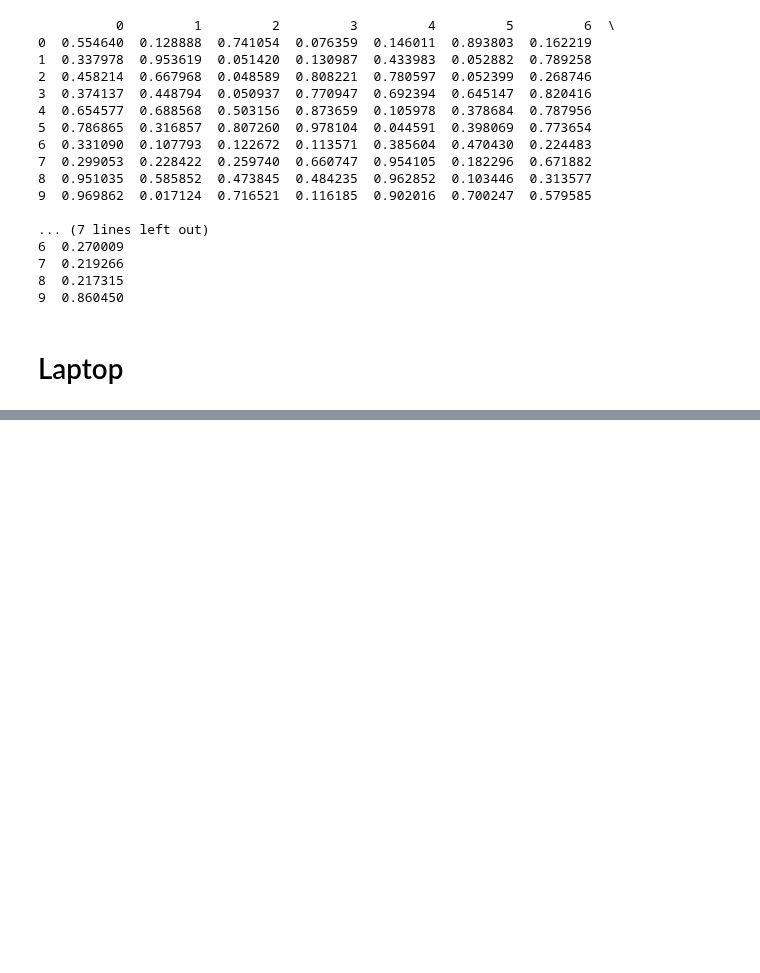
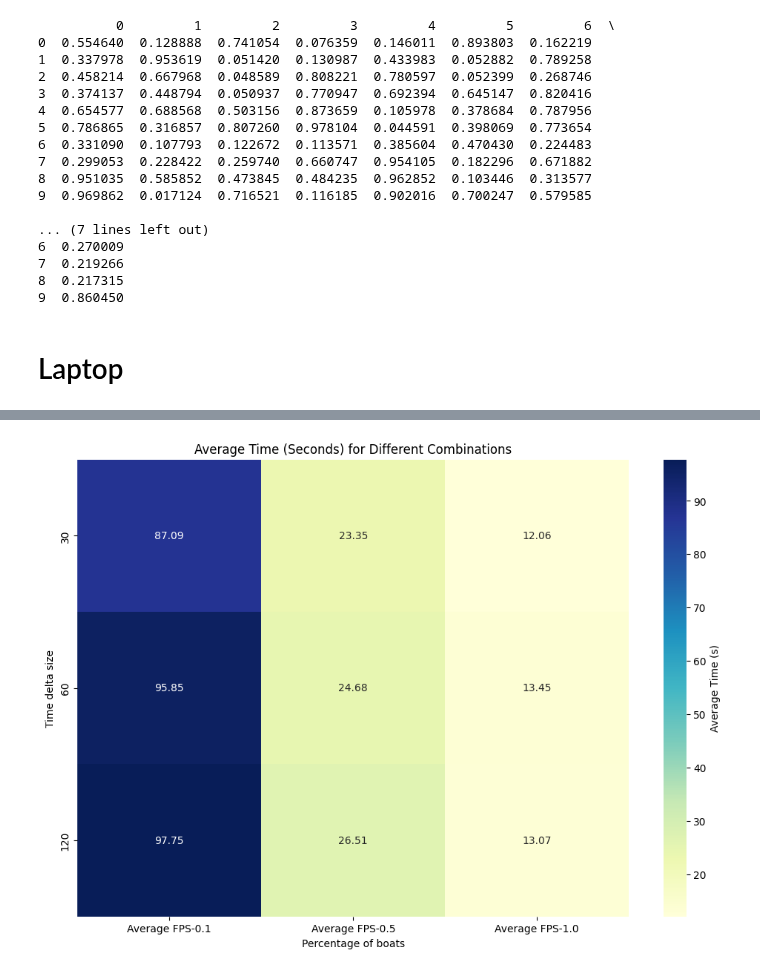
Before and after one commit to amanzer/QGIS-MobilityDB, a Jupyter notebook: refactored_code/solutionB/results.ipynb, the cells around one changed output, grey strips where cells are left out. Saved outputs shown, nothing was run; the diff lists cells and outputs as text; code cells hidden in the pictures; blank space fills up the shorter version.

```diff
--- a/refactored_code/solutionB/results.ipynb
+++ b/refactored_code/solutionB/results.ipynb
@@ -36,0 +175,14 @@ print(df)
+# %%
+tdeltas = [30,60,120]
+percentages = [0.1,0.5,1]
+
+results = {}
+combined = [(td, p) for td in tdeltas for p in percentages]
+
+for td, p in combined:
+    with open(f"/home/ali/QGIS-MobilityDB/refactored_code/solutionB/desktop_results/Solution_B_{td}_{p}_fps_record.pickle", "rb") as file:
+        fps_record = pickle.load(file)
+        results[(td, p)] = sum(fps_record) / len(fps_record)
+
+
+results
@@ -36,0 +199,12 @@ print(df)
+# %%
+import numpy as np
+import pandas as pd
+import matplotlib.pyplot as plt
+import seaborn as sns
+from matplotlib.colors import LinearSegmentedColormap
+import matplotlib.colors as mcolors
+
+
+
+avg_data = {key: np.mean(value) for key, value in results.items()}
+avg_data
@@ -36,0 +221,4 @@ print(df)
+# %%
+df = pd.DataFrame.from_dict(avg_data, orient='index', columns=['Average FPS'])
+df.index = pd.MultiIndex.from_tuples(df.index, names=['Time delta size', 'Percentage'])
+df
@@ -36,0 +237,3 @@ print(df)
+# %%
+df_unstacked = df.unstack(level=-1)
+df_unstacked
@@ -36,0 +247,10 @@ print(df)
+# %%
+plt.figure(figsize=(12, 8))
+sns.heatmap(df_unstacked, annot=True, cmap='YlGnBu', fmt=".2f", cbar_kws={'label': 'Average Time (s)'})
+plt.title('Average Time (Seconds) for Different Combinations')
+plt.xlabel('Percentage of boats')
+plt.ylabel('Time delta size')
+
+plt.show()
+# %% [output]
+[figure, added]
```
Also changed, not shown: parts of 9 cells of this notebook, 2 other files.
